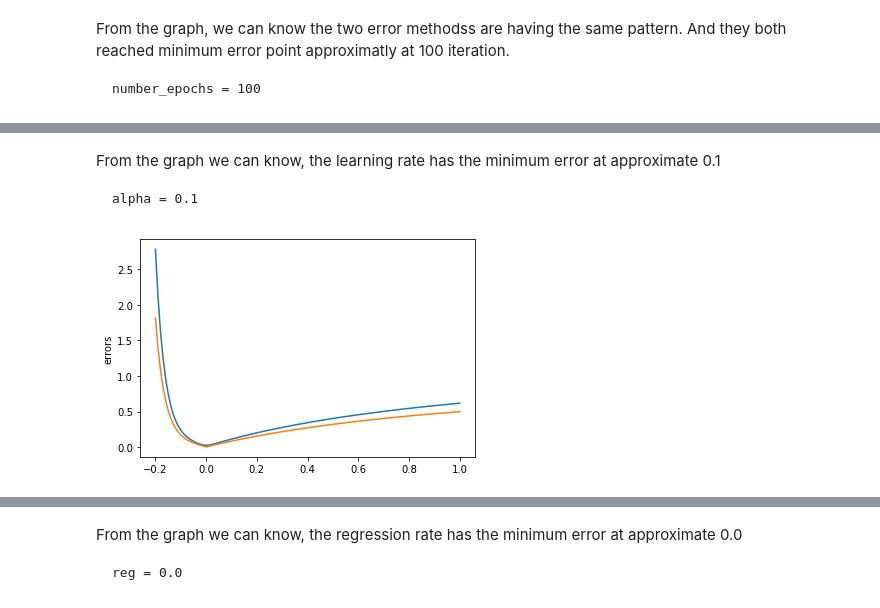
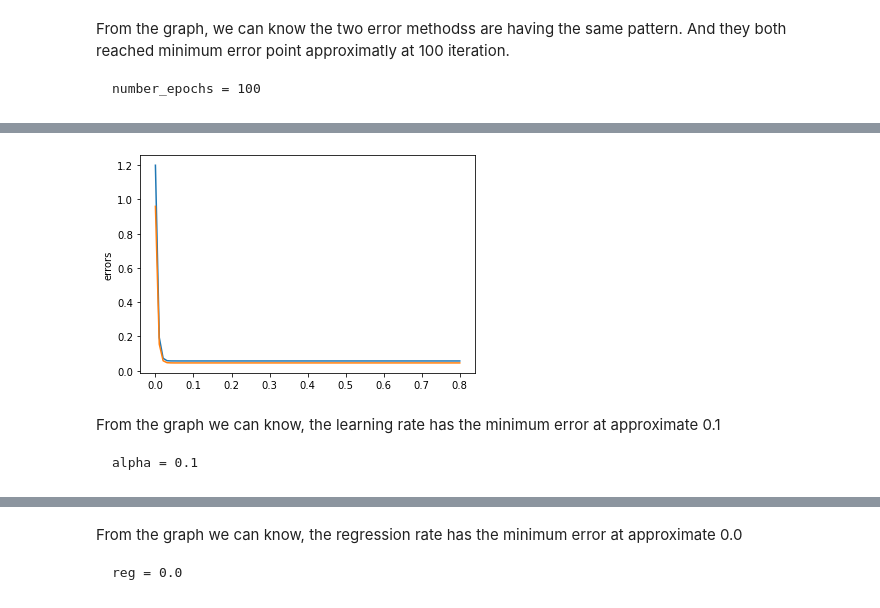
Before and after one commit to Nick-liu666/496_project_code, a Jupyter notebook: model base.ipynb, the cells around one changed output, grey strips where cells are left out. Drawn from its saved outputs; the diff is of its cells as text; code cells hidden in the pictures.

```diff
--- a/model base.ipynb
+++ b/model base.ipynb
@@ -292,20 +303,23 @@ plt.show()
+# %%
+adj_alpha(trainset[:10])
+# %% [output]
+[figure, added]
 # %% [markdown]
 From the graph we can know, the learning rate has the minimum error at approximate 0.1
 
     alpha = 0.1
 # %%
-steps = np.arange(-0.2, 1, 0.01)
-iterationList = []
+def adj_reg(trainset):
+    steps = np.arange(-0.2, 1, 0.01)
+    iterationList = []
 
-for reg in steps:
+    for reg in steps:
 
-    pred_rating = gen_list(trainset, 100, 0.1, reg)
+        pred_rating = gen_list(trainset, 100, 0.1, reg)
 
-    error = accuray(pred_rating)
-    iterationList.append(error)
+        error = accuray(pred_rating)
+        iterationList.append(error)
 
-plt.plot(np.linspace(-0.2, 1, 120), iterationList)
-plt.ylabel('errors')
-plt.show()
+    plt.plot(np.linspace(-0.2, 1, 120), iterationList)
+    plt.ylabel('errors')
+    plt.show()
-# %% [output]
-[figure, removed]
```
Also changed, not shown: parts of 18 cells of this notebook, 1 other file.
